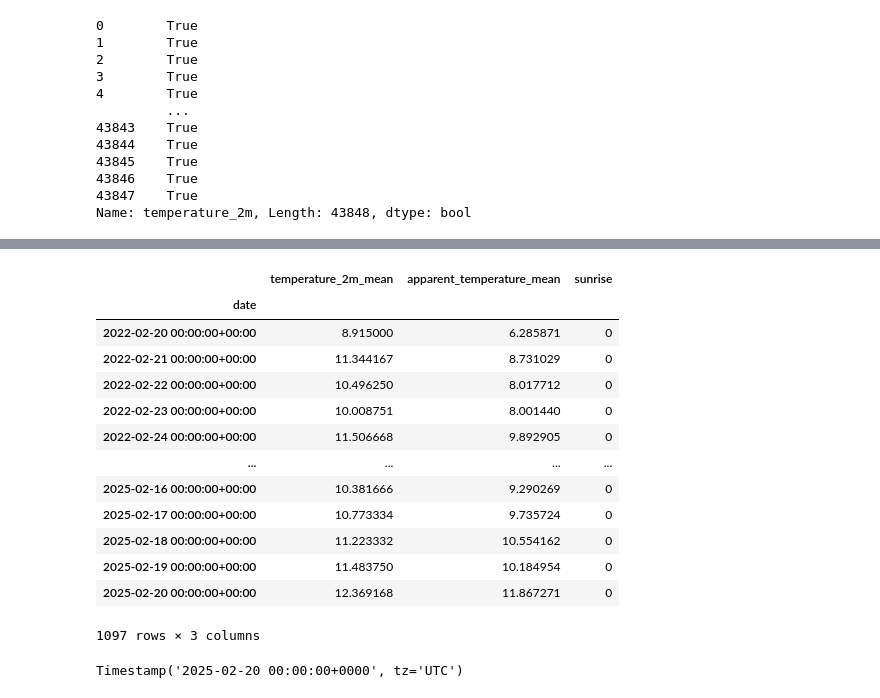
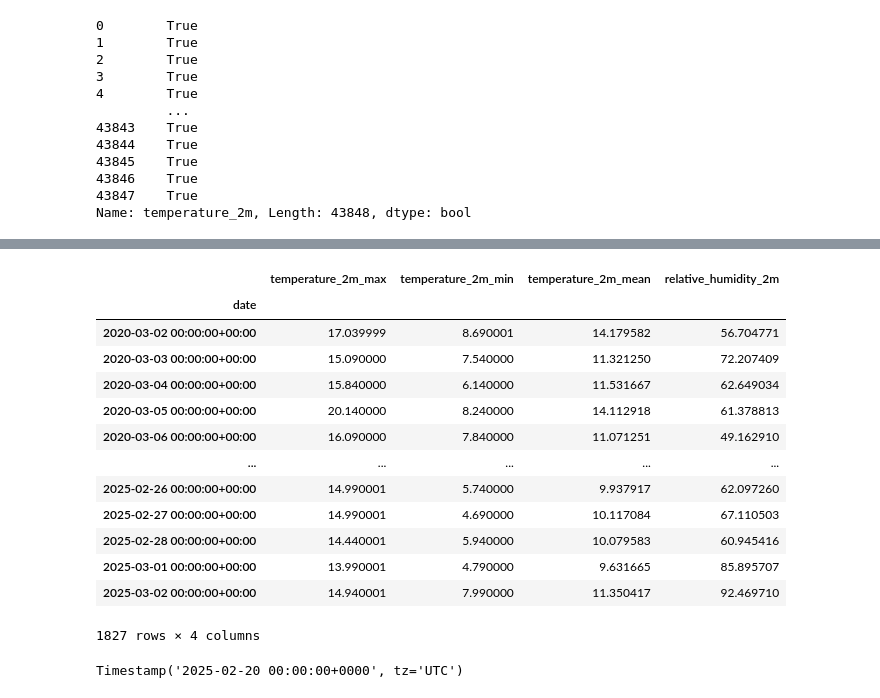
Before and after one commit to GamblerRunner/PrediccionMeteorologica, a Jupyter notebook: src/modeling/open_Meteo.ipynb, the cells around one changed output, grey strips where cells are left out. Saved outputs shown, nothing was run; the diff lists cells and outputs as text; code cells hidden in the pictures.

```diff
--- a/src/modeling/open_Meteo.ipynb
+++ b/src/modeling/open_Meteo.ipynb
@@ -252,23 +257,23 @@ Rango temporal: 2022-02-20 00:00:00+00:00 - 2025-02-20 00:00:00+00:00
 # %%
 df = df.set_index('date').asfreq('D')
 #df = df[['temperature_2m']]
-df = df[['temperature_2m_mean', 'apparent_temperature_mean', 'sunrise']]
+df = df[['temperature_2m_max', 'temperature_2m_min', 'temperature_2m_mean', 'relative_humidity_2m']]
 df
 # %% [output]
-|  | temperature_2m_mean | apparent_temperature_mean | sunrise |
-| date |  |  |  |
-| 2022-02-20 00:00:00+00:00 | 8.915000 | 6.285871 | 0 |
-| 2022-02-21 00:00:00+00:00 | 11.344167 | 8.731029 | 0 |
-| 2022-02-22 00:00:00+00:00 | 10.496250 | 8.017712 | 0 |
-| 2022-02-23 00:00:00+00:00 | 10.008751 | 8.001440 | 0 |
-| 2022-02-24 00:00:00+00:00 | 11.506668 | 9.892905 | 0 |
-| ... | ... | ... | ... |
-| 2025-02-16 00:00:00+00:00 | 10.381666 | 9.290269 | 0 |
-| 2025-02-17 00:00:00+00:00 | 10.773334 | 9.735724 | 0 |
-| 2025-02-18 00:00:00+00:00 | 11.223332 | 10.554162 | 0 |
-| 2025-02-19 00:00:00+00:00 | 11.483750 | 10.184954 | 0 |
-| 2025-02-20 00:00:00+00:00 | 12.369168 | 11.867271 | 0 |
+|  | temperature_2m_max | temperature_2m_min | temperature_2m_mean | relative_humidity_2m |
+| date |  |  |  |  |
+| 2020-03-02 00:00:00+00:00 | 17.039999 | 8.690001 | 14.179582 | 56.704771 |
+| 2020-03-03 00:00:00+00:00 | 15.090000 | 7.540000 | 11.321250 | 72.207409 |
+| 2020-03-04 00:00:00+00:00 | 15.840000 | 6.140000 | 11.531667 | 62.649034 |
+| 2020-03-05 00:00:00+00:00 | 20.140000 | 8.240000 | 14.112918 | 61.378813 |
+| 2020-03-06 00:00:00+00:00 | 16.090000 | 7.840000 | 11.071251 | 49.162910 |
+| ... | ... | ... | ... | ... |
+| 2025-02-26 00:00:00+00:00 | 14.990001 | 5.740000 | 9.937917 | 62.097260 |
+| 2025-02-27 00:00:00+00:00 | 14.990001 | 4.690000 | 10.117084 | 67.110503 |
+| 2025-02-28 00:00:00+00:00 | 14.440001 | 5.940000 | 10.079583 | 60.945416 |
+| 2025-03-01 00:00:00+00:00 | 13.990001 | 4.790000 | 9.631665 | 85.895707 |
+| 2025-03-02 00:00:00+00:00 | 14.940001 | 7.990000 | 11.350417 | 92.469710 |
-1097 rows × 3 columns
+1827 rows × 4 columns
 # %%
 forecasts
 test.index[6]
```
Also changed, not shown: parts of 14 cells of this notebook, 9 other files.
